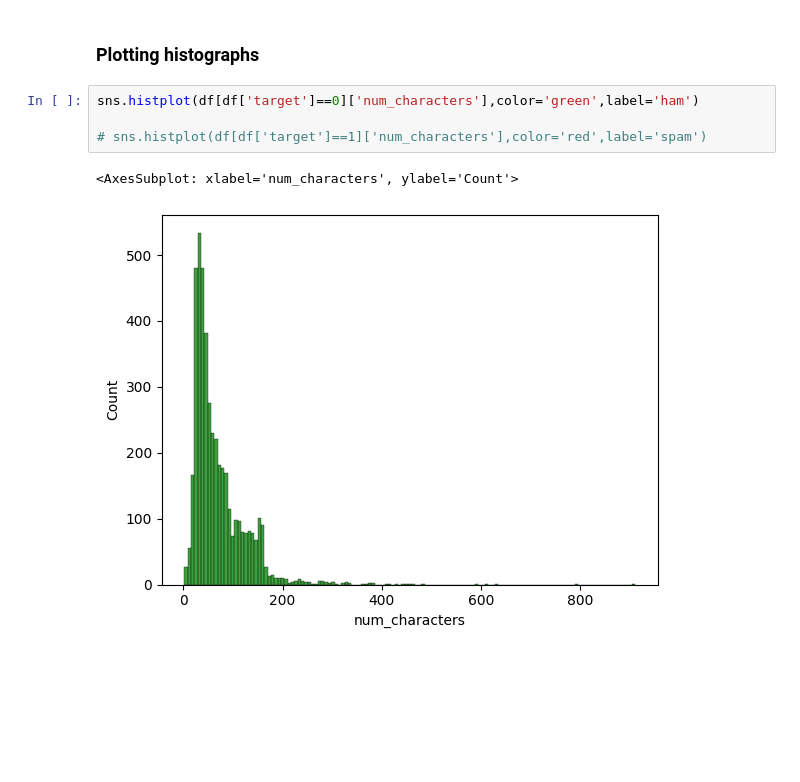
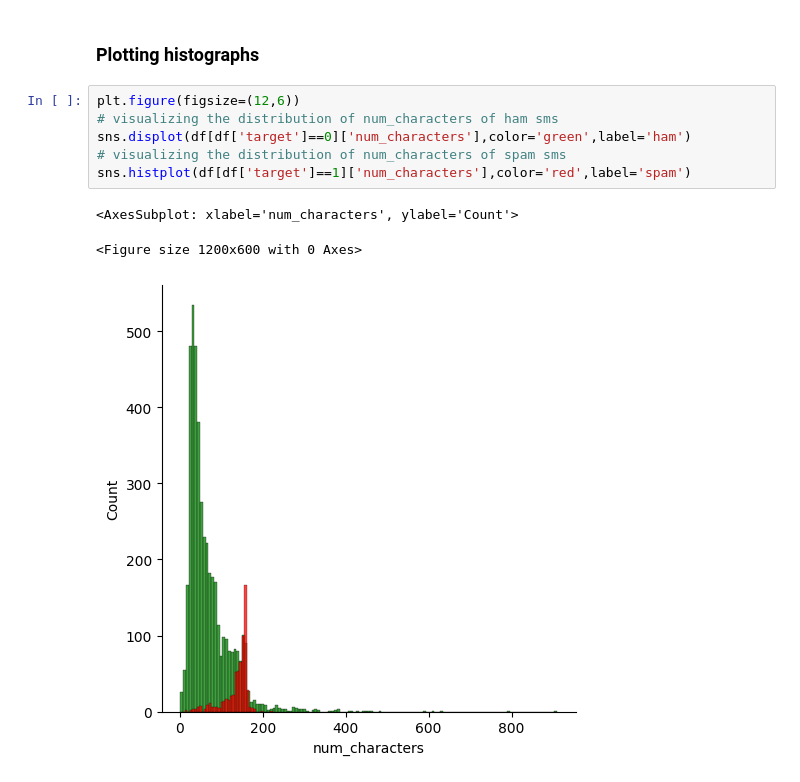
Before and after one commit to cropped33/spam_or_ham, a Jupyter notebook: sms_spam_detection.ipynb, the cells around one changed output. Cells and saved outputs as stored; diff of their text form; blank space fills up the shorter version.

```diff
--- a/sms_spam_detection.ipynb
+++ b/sms_spam_detection.ipynb
@@ -209,9 +226,12 @@ df[df['target']==1][['num_characters','num_words','num_sentences']].describe()
 # %% [markdown]
 ### Plotting histographs
 # %%
-sns.histplot(df[df['target']==0]['num_characters'],color='green',label='ham')
-
-# sns.histplot(df[df['target']==1]['num_characters'],color='red',label='spam')
+plt.figure(figsize=(12,6))
+# visualizing the distribution of num_characters of ham sms
+sns.displot(df[df['target']==0]['num_characters'],color='green',label='ham')
+# visualizing the distribution of num_characters of spam sms
+sns.histplot(df[df['target']==1]['num_characters'],color='red',label='spam')
 # %% [output]
 <AxesSubplot: xlabel='num_characters', ylabel='Count'>
+<Figure size 1200x600 with 0 Axes>
-[figure, old version]
+[figure, new version]
```
Also changed, not shown: parts of 19 cells of this notebook.
